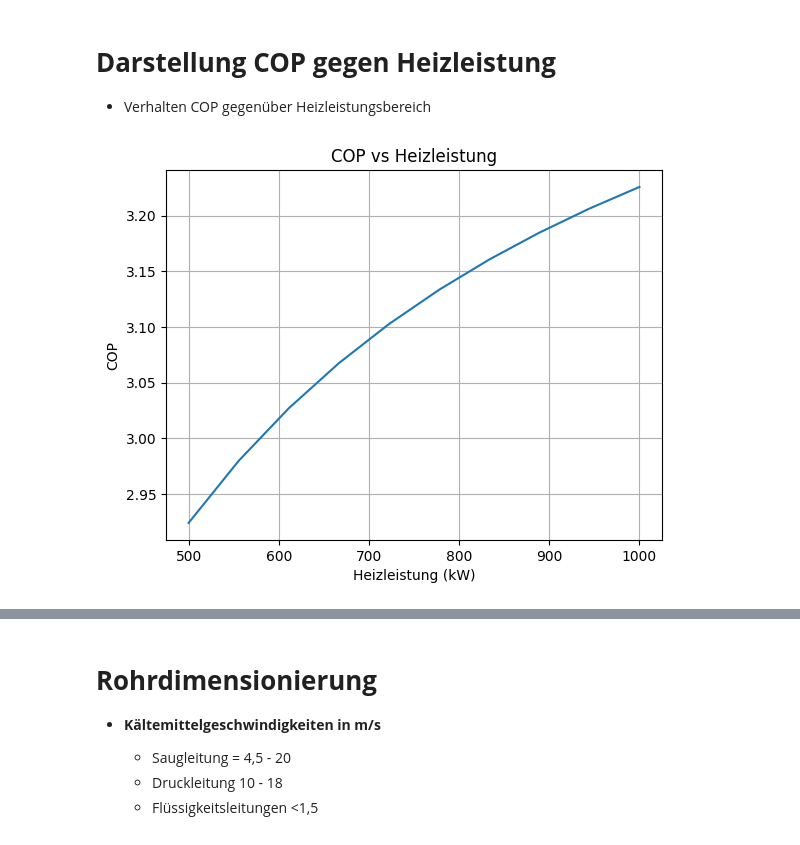
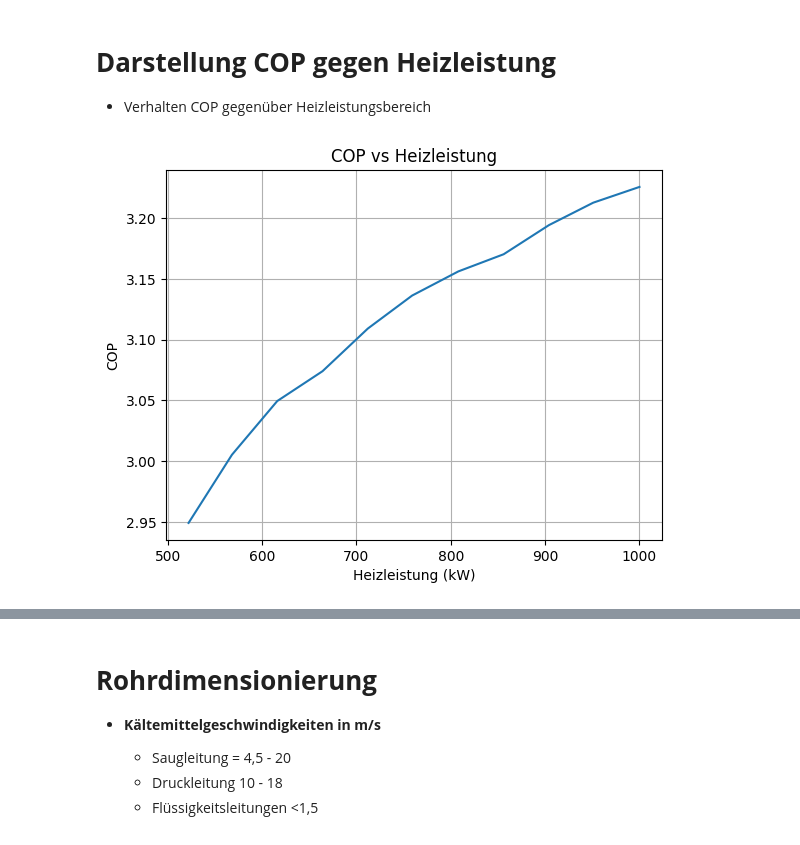
Before and after one commit to Zeusdragon/WP_Beleg, a Jupyter notebook: Beleg.ipynb, the cells around one changed output, grey strips where cells are left out. Cells and saved outputs as stored; diff of their text form; code cells hidden in the pictures.

```diff
--- a/Beleg.ipynb
+++ b/Beleg.ipynb
@@ -180,21 +180,18 @@ COP_teil: 2.92
 - Verhalten COP gegenüber Heizleistungsbereich
 # %%
 
-def calc_cop(P_min,P_max):
-    Q_Heizbereich = np.linspace(500e3, 1000e3, num=10)
-    P_verdichter = np.linspace(P_min, P_max, num=10)
-    Q_Heizbereich = Q_Heizbereich * 1e-3  # Umwandlung in kW
-    P_verdichter = P_verdichter * 1e-3  # Umwandlung in kW
+def calc_cop():
+    Q_Heizbereich = np.array([522,379+189, 414+202, 448+216, 483+229,517+242, 552+256, 586+270, 621 +283, 655+296, 690+310])
+    P_verdichter = np.array([177, 189, 202, 216, 229, 242, 256, 270, 283, 296, 310])
     cops = Q_Heizbereich / P_verdichter
-
-    return cops, Q_Heizbereich
+    return cops, Q_Heizbereich, P_verdichter
 # %%
-cops, Q_heizliste = calc_cop(P_db2, P_db)
+cops, Q_heizliste, P_verdichter = calc_cop()
 plt.plot(Q_heizliste, cops)
 plt.xlabel('Heizleistung (kW)')
 plt.ylabel('COP')
 plt.title('COP vs Heizleistung')
 plt.grid(True)
 plt.show()
 # %% [output]
-[figure, old version]
+[figure, new version]
```
Also changed, not shown: parts of 1 cell of this notebook.
